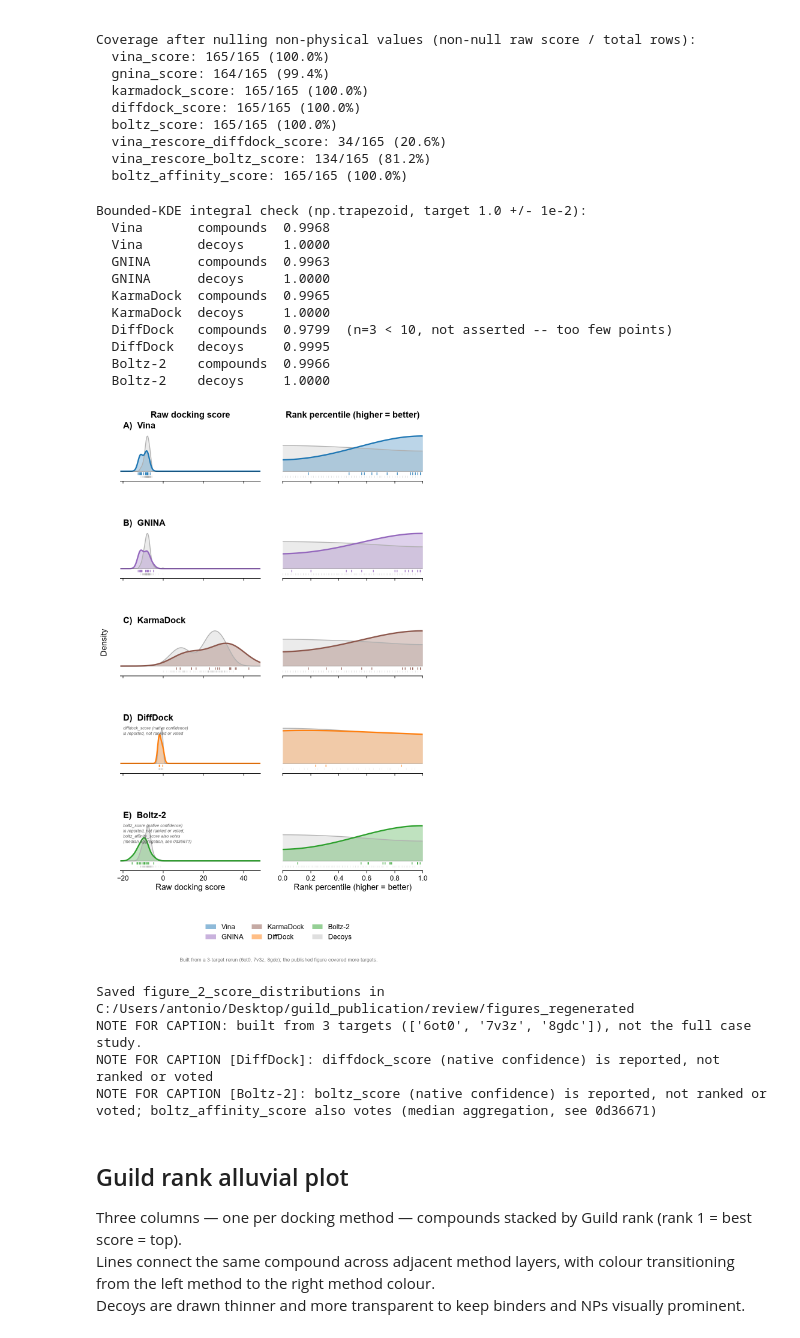
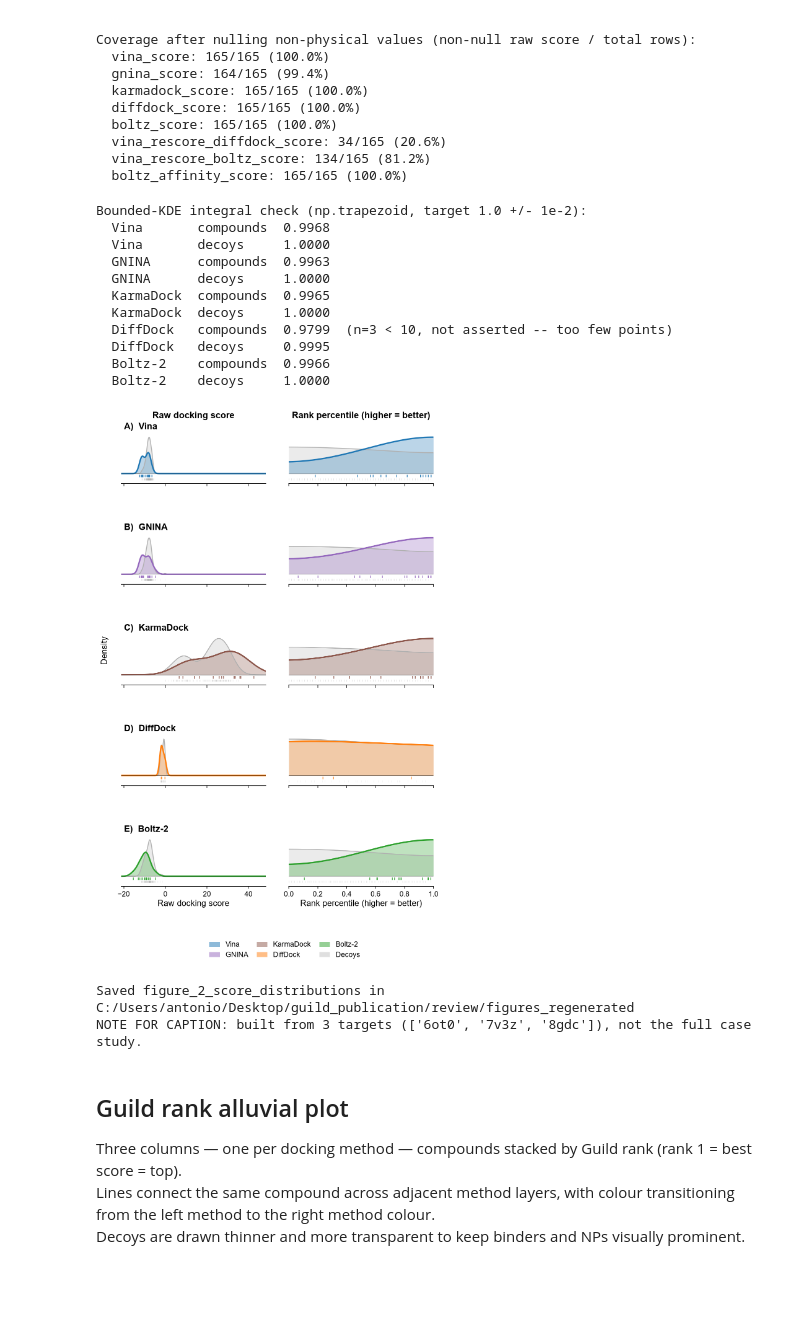
Before and after one commit to enveda/guild, a Jupyter notebook: notebooks/analysis/score_distribution.ipynb, the cells around one changed output. Saved outputs shown, nothing was run; the diff lists cells and outputs as text; code cells hidden in the pictures; blank space fills up the shorter version.

```diff
--- a/notebooks/analysis/score_distribution.ipynb
+++ b/notebooks/analysis/score_distribution.ipynb
@@ -156,35 +156,30 @@ METHOD_COLOR = {
 DECOY_COLOR = "#b0b0b0"
 
 # DiffDock/Boltz-2 plot the Vina-rescore dG that actually enters the score, not the
-# native confidence (reported via `note` instead, same treatment as gnina_cnn_score).
+# native confidence -- true of gnina_cnn_score too, reported but not ranked or voted.
+# Worth stating in code; not manuscript-figure material, so it stays off the plot.
 METHOD_SPECS = [
     {
         "label": "Vina", "raw_col": "vina_score",
         "raw_xlabel": "Vina score (kcal/mol)", "rp_col": "rp_vina_score",
-        "note": None,
     },
     {
         "label": "GNINA", "raw_col": "gnina_score",
         "raw_xlabel": "GNINA score (kcal/mol)", "rp_col": "rp_gnina_score",
-        "note": None,
     },
     {
         "label": "KarmaDock", "raw_col": "karmadock_score",
         "raw_xlabel": "KarmaDock score", "rp_col": "rp_karmadock_score",
-        "note": None,
     },
     {
         "label": "DiffDock", "raw_col": "vina_rescore_diffdock_score",
         "raw_xlabel": "Vina rescore of DiffDock pose (kcal/mol)",
         "rp_col": "rp_vina_rescore_diffdock_score",
-        "note": "diffdock_score (native confidence)\nis reported, not ranked or voted",
     },
     {
         "label": "Boltz-2", "raw_col": "vina_rescore_boltz_score",
         "raw_xlabel": "Vina rescore of Boltz-2 pose (kcal/mol)",
         "rp_col": "rp_vina_rescore_boltz_score",
-        "note": ("boltz_score (native confidence)\nis reported, not ranked or voted;\n"
-                 "boltz_affinity_score also votes\n(median aggregation, see 0d36671)"),
     },
 ]
 # %%
@@ -329,16 +324,10 @@ for row_idx, spec in enumerate(METHOD_SPECS):
         # Y-limits: add headroom so the panel label never overlaps curves
         ax.set_ylim(-kmax * 0.28, kmax * 1.45)
 
-        # note is pre-wrapped with explicit newlines (Text(wrap=True) wraps
-        # against the full figure width, not this narrow axes).
         if col_idx == 0:
             ax.text(0.02, 0.97, f"{PANEL_LABELS[row_idx]}  {method}",
                     transform=ax.transAxes, fontsize=14, fontweight="bold",
                     va="top", ha="left")
-            if spec["note"]:
-                ax.text(0.02, 0.78, spec["note"], transform=ax.transAxes,
-                        fontsize=6.5, style="italic", color="#555555",
-                        va="top", ha="left", linespacing=1.4)
 
         # Axes cosmetics
         ax.tick_params(axis="y", left=False, labelleft=False)
@@ -374,48 +363,36 @@ legend_handles = [
 ]
 fig.legend(
     handles=legend_handles,
     loc="lower center", ncol=3, frameon=False,
     bbox_to_anchor=(0.5, -0.02),
     columnspacing=1.2, handlelength=1.5,
 )
 
-# Stated on the figure itself: built from 3 targets, fewer than the published version.
-fig.text(0.5, -0.045,
-         f"Built from a {n_targets}-target rerun "
-         f"({', '.join(sorted(df['protein_config_id'].str.split('-').str[0].unique()))}); "
-         "the published figure covered more targets.",
-         ha="center", fontsize=8, color="#777777")
-
 # Save
 for ext in ("png", "pdf", "svg"):
     out = os.path.join(OUT_DIR, f"figure_2_score_distributions.{ext}")
     fig.savefig(out, dpi=600, bbox_inches="tight")
 
 plt.show()
 print(f"Saved figure_2_score_distributions in {OUT_DIR}")
 print(f"NOTE FOR CAPTION: built from {n_targets} targets "
       f"({sorted(df['protein_config_id'].str.split('-').str[0].unique())}), "
       "not the full case study.")
-for spec in METHOD_SPECS:
-    if spec["note"]:
-        print(f"NOTE FOR CAPTION [{spec['label']}]: {spec['note'].replace(chr(10), ' ')}")
 # %% [output]
 Bounded-KDE integral check (np.trapezoid, target 1.0 +/- 1e-2):
   Vina       compounds  0.9968
   Vina       decoys     1.0000
   GNINA      compounds  0.9963
   GNINA      decoys     1.0000
   KarmaDock  compounds  0.9965
   KarmaDock  decoys     1.0000
   DiffDock   compounds  0.9799  (n=3 < 10, not asserted -- too few points)
   DiffDock   decoys     0.9995
   Boltz-2    compounds  0.9966
   Boltz-2    decoys     1.0000
-[figure, old version]
+[figure, new version]
 Saved figure_2_score_distributions in C:/Users/antonio/Desktop/guild_publication/review/figures_regenerated
 NOTE FOR CAPTION: built from 3 targets (['6ot0', '7v3z', '8gdc']), not the full case study.
-NOTE FOR CAPTION [DiffDock]: diffdock_score (native confidence) is reported, not ranked or voted
-NOTE FOR CAPTION [Boltz-2]: boltz_score (native confidence) is reported, not ranked or voted; boltz_affinity_score also votes (median aggregation, see 0d36671)
 # %% [markdown]
 ## Guild rank alluvial plot
 
```
Also changed, not shown: parts of 1 cell of this notebook, 1 other file.
